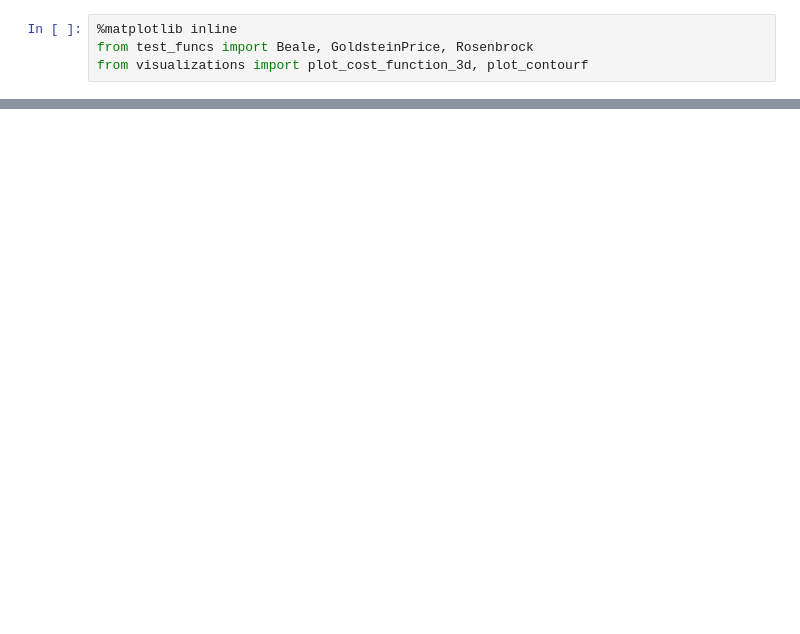
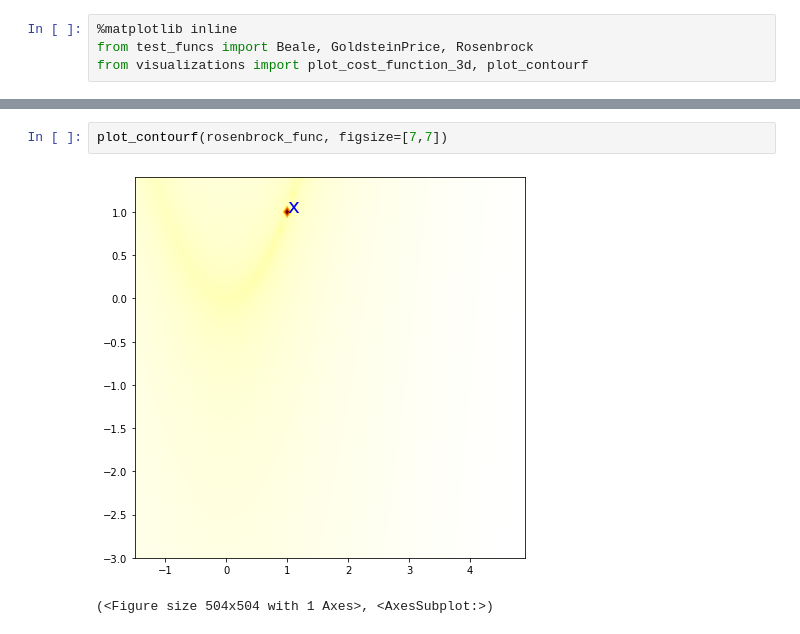
Before and after one commit to p2pc/optimchan, a Jupyter notebook: visualize_test_optimization_function.ipynb, the cells around one changed output, grey strips where cells are left out. Saved outputs shown, nothing was run; the diff lists cells and outputs as text; blank space fills up the shorter version.

```diff
--- a/visualize_test_optimization_function.ipynb
+++ b/visualize_test_optimization_function.ipynb
@@ -28,0 +34,5 @@ plot_contourf(cost_f, figsize=[7,7])
+# %%
+plot_contourf(rosenbrock_func, figsize=[7,7])
+# %% [output]
+[figure, added]
+(<Figure size 504x504 with 1 Axes>, <AxesSubplot:>)
```
Also changed, not shown: parts of 10 cells of this notebook, 7 other files.
